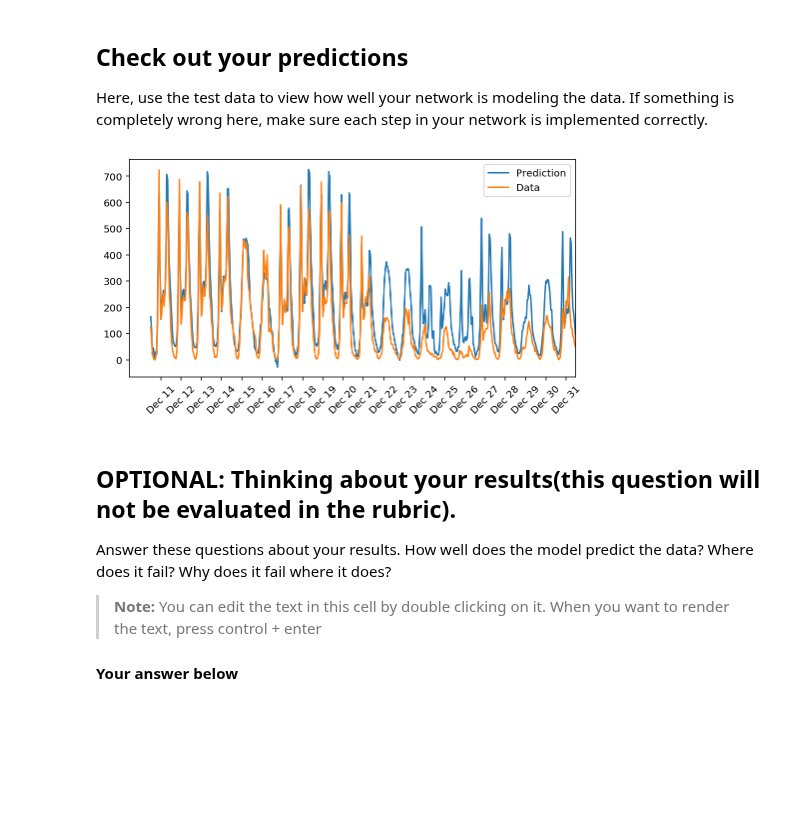
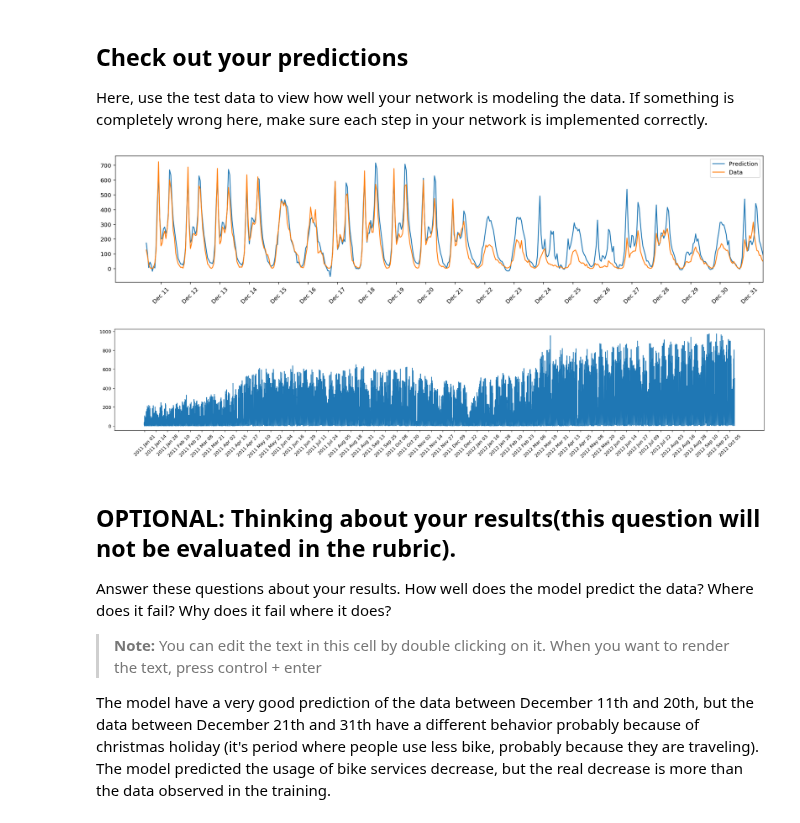
Before and after one commit to joaopamaral/deep-learning-v2-pytorch, a Jupyter notebook: project-bikesharing/Your_first_neural_network.ipynb, the cells around one changed output. Cells and saved outputs as stored; diff of their text form; code cells hidden in the pictures; blank space fills up the shorter version.

Commit message:
optional question answered

```diff
--- a/project-bikesharing/Your_first_neural_network.ipynb
+++ b/project-bikesharing/Your_first_neural_network.ipynb
@@ -292,22 +292,33 @@ plt.ylim(top=2, bottom=0);
 
 Here, use the test data to view how well your network is modeling the data. If something is completely wrong here, make sure each step in your network is implemented correctly.
 # %%
-fig, ax = plt.subplots(figsize=(8,4))
+fig, ax = plt.subplots(figsize=(20,4))
 
 mean, std = scaled_features['cnt']
 predictions = network.run(test_features).T*std + mean
 predictions = predictions.T
 ax.plot(predictions.index, predictions[0], label='Prediction')
 ax.plot(test_targets.index, (test_targets['cnt']*std + mean).values, label='Data')
 ax.set_xlim(right=predictions.index.max())
 ax.legend()
 
 dates = pd.to_datetime(rides.loc[test_data.index]['dteday'])
 dates = dates.apply(lambda d: d.strftime('%b %d'))
 ax.set_xticks(predictions.index.min() + np.arange(len(dates))[12::24])
 _ = ax.set_xticklabels(dates[12::24], rotation=45)
 # %% [output]
-[figure, old version]
+[figure, new version]
+# %%
+fig, ax = plt.subplots(figsize=(25,4))
+
+dates = pd.to_datetime(rides.loc[train_targets.index]['dteday'])
+dates = dates.apply(lambda d: d.strftime('%Y %b %d'))
+
+ax.plot(train_targets.index, (train_targets['cnt']*std + mean).values, label='Training data');
+ax.set_xticks(ticks=train_targets.index.min() + np.arange(len(dates))[12::300]);
+_ = ax.set_xticklabels(dates[12::300], rotation=45)
+# %% [output]
+[figure, added]
 # %% [markdown]
 ## OPTIONAL: Thinking about your results(this question will not be evaluated in the rubric).
 
@@ -315,4 +326,4 @@ Answer these questions about your results. How well does the model predict the d
 
 > **Note:** You can edit the text in this cell by double clicking on it. When you want to render the text, press control + enter
 
-#### Your answer below
+The model have a very good prediction of the data between December 11th and 20th, but the data between December 21th and 31th have a different behavior probably because of christmas holiday (it's period where people use less bike, probably because they are traveling). The model predicted the usage of bike services decrease, but the real decrease is more than the data observed in the training.
```
Also changed, not shown: parts of 4 cells of this notebook.
